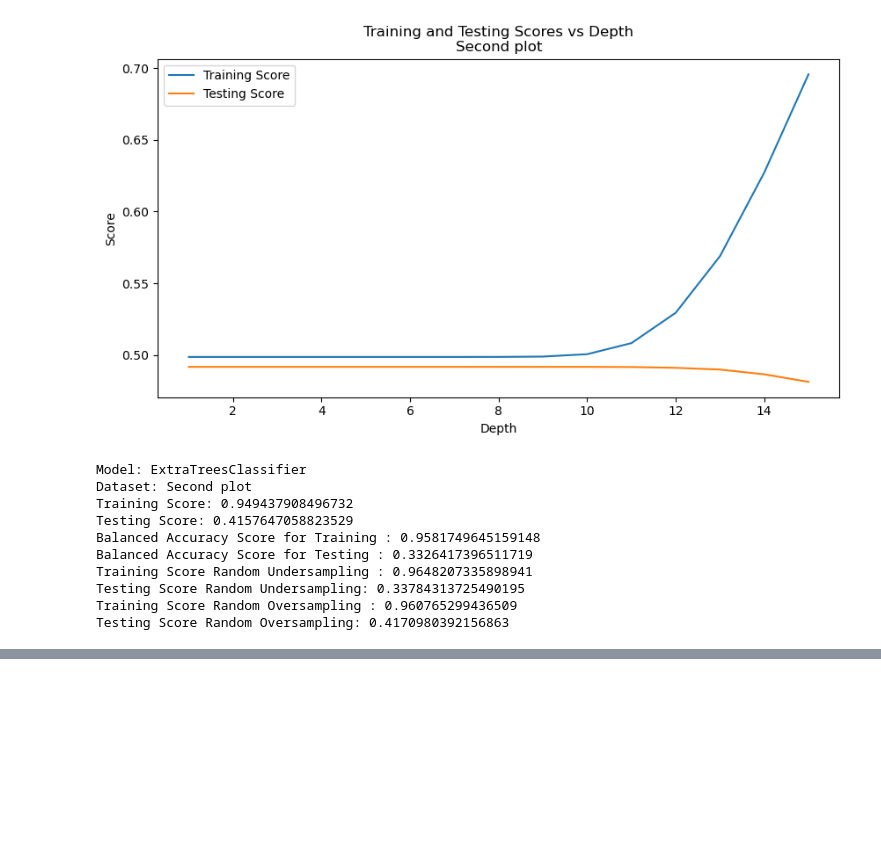
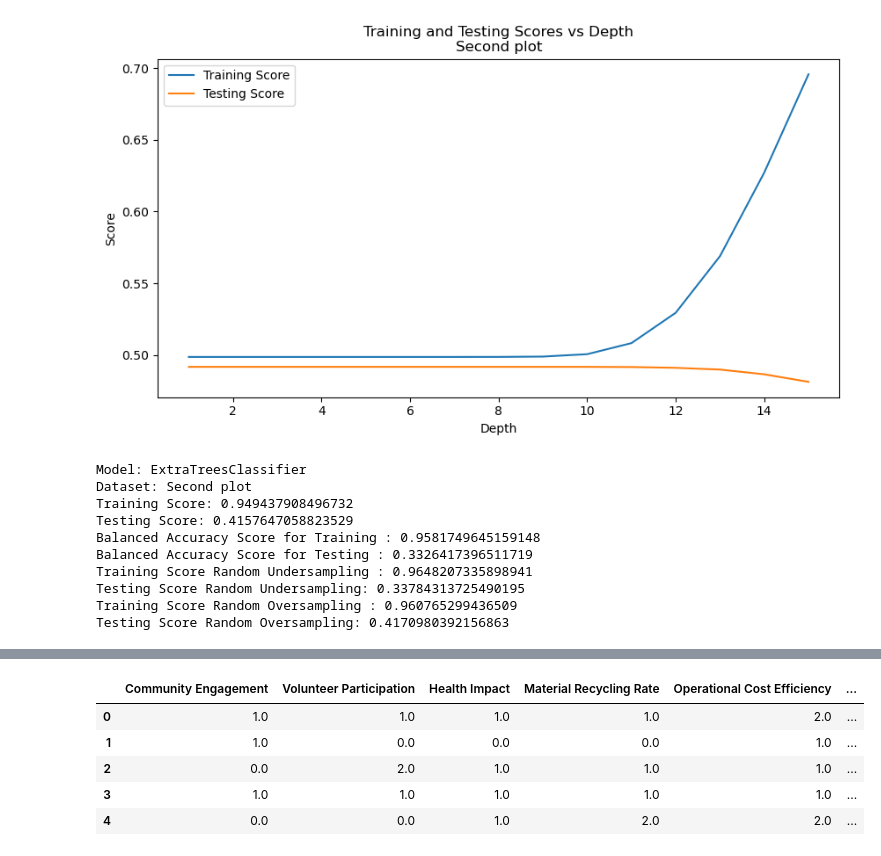
Before and after one commit to DLeifert1007/Project2, a Jupyter notebook: testing_amar.ipynb, the cells around one changed output, grey strips where cells are left out. Cells and saved outputs as stored; diff of their text form; code cells hidden in the pictures; blank space fills up the shorter version.

```diff
--- a/testing_amar.ipynb
+++ b/testing_amar.ipynb
@@ -471,0 +534,17 @@ Testing Score Random Oversampling: 0.4170980392156863
+# %%
+
+
+# create a new feature "Waste"  that represents the mean of the existing features - Waste Generation and Water Usage
+df_new['Event_Type_Classification'] = df_new[['Event Focus_Health-Oriented', 'Event Focus_Recreational', 'Event Focus_Youth-Focused','Event Type Classification_Youth-Focused','Event Type Classification_Recreational','Event Type Classification_Health-Oriented']].mean(axis=1)
+# create a new feature "Energy" that represents the mean of the existing features - Energy Usage and CO2 Emissions
+
+df_new['Event_Scale'] = df_new[['Event Scale_Regional', 'Event Scale_National']].mean(axis=1)
+
+df_new.head()
+# %% [output]
+|  | Community Engagement | Volunteer Participation | Health Impact | Material Recycling Rate | Operational Cost Efficiency | ... |
+| 0 | 1.0 | 1.0 | 1.0 | 1.0 | 2.0 | ... |
+| 1 | 1.0 | 0.0 | 0.0 | 0.0 | 1.0 | ... |
+| 2 | 0.0 | 2.0 | 1.0 | 1.0 | 1.0 | ... |
+| 3 | 1.0 | 1.0 | 1.0 | 1.0 | 1.0 | ... |
+| 4 | 0.0 | 0.0 | 1.0 | 2.0 | 2.0 | ... |
```
Also changed, not shown: parts of 6 cells of this notebook, 13 other files.
